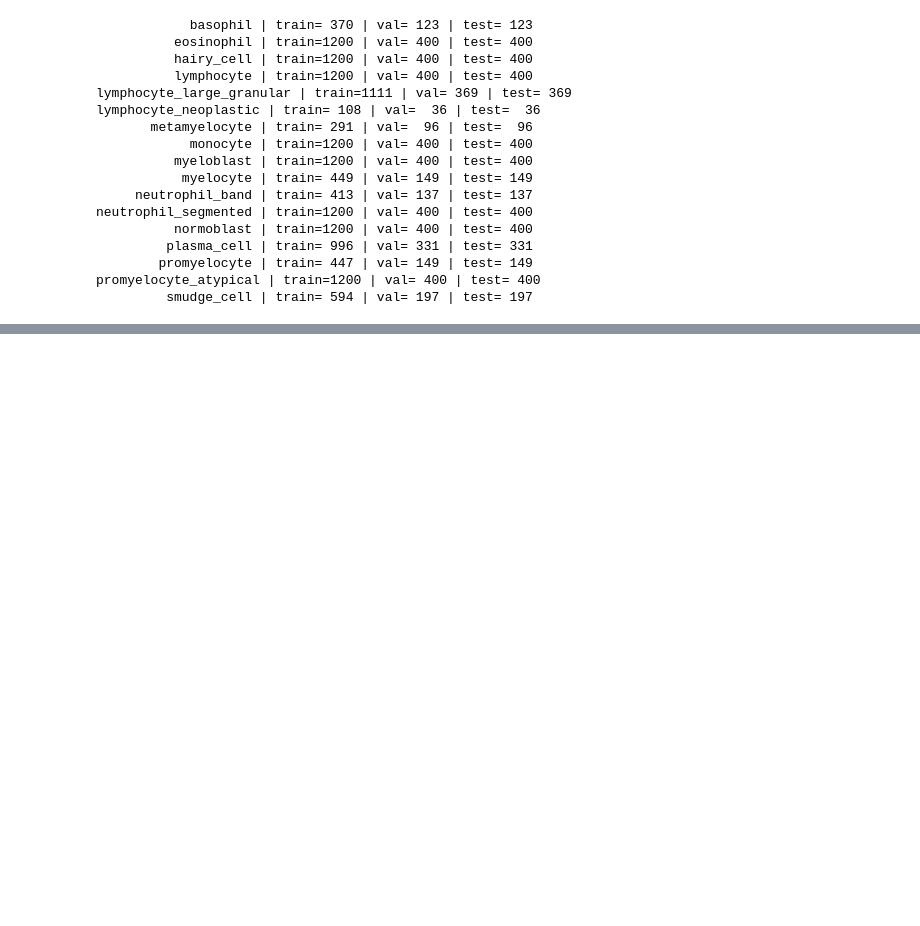
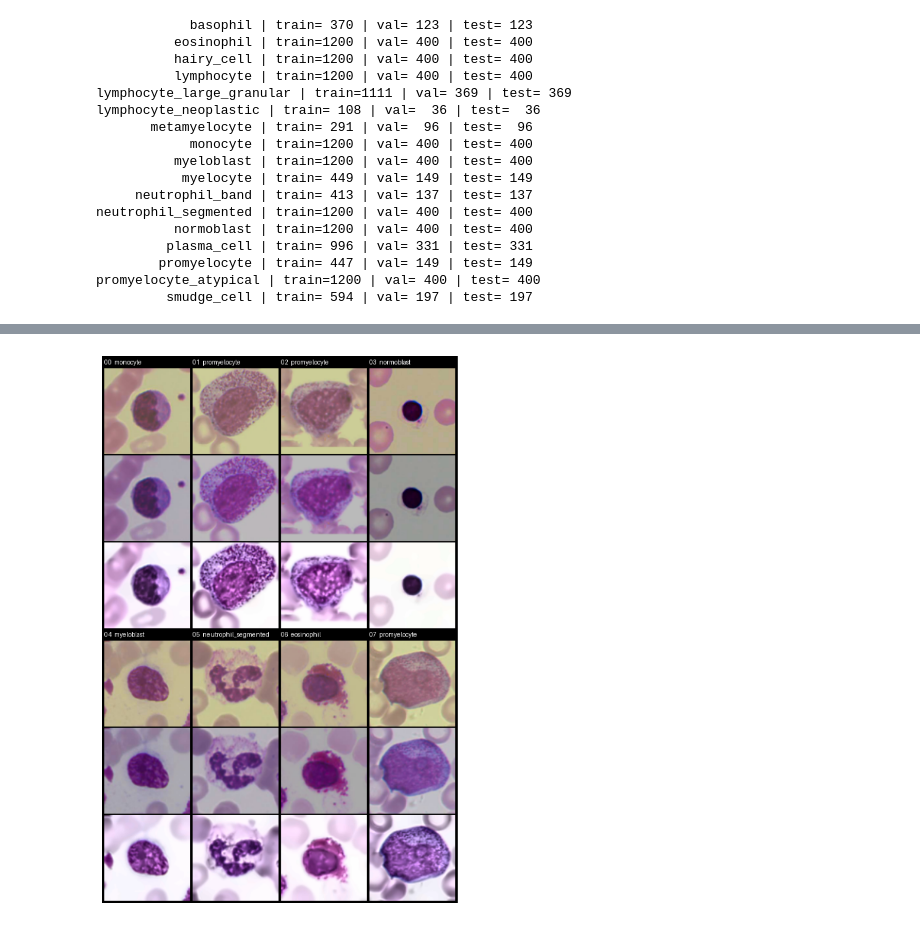
Before and after one commit to nraptis/Leukemia-Model-Zoo, a Jupyter notebook: sexy_model_zoo.ipynb, the cells around one changed output, grey strips where cells are left out. Drawn from its saved outputs; the diff is of its cells as text; code cells hidden in the pictures; blank space fills up the shorter version.

Commit message:
3 foot daniel model

```diff
--- a/sexy_model_zoo.ipynb
+++ b/sexy_model_zoo.ipynb
@@ -510,7 +518,7 @@ def build_balanced_train_items(class_name: str) -> List[FileReferenceAndAugmenta
         items = items[:BALANCE_TARGET_COUNT_PER_CLASS]
     while len(items) < BALANCE_TARGET_COUNT_PER_CLASS:
         source_file_reference = random_generator.choice(base_file_references)
-        augmentation = make_random_augmentation()
+        augmentation = make_random_augmentation(random_generator)
         items.append(FileReferenceAndAugmentation(file_reference=source_file_reference, augmentation=augmentation))
     return items
 
@@ -734,3 +743,14 @@ def preprocess_image(
     if denoise:
         image = apply_denoise(image)
     return image
+
+def image_from_file_reference(file_reference: FileReference) -> Image.Image:
+    """Load an image from disk with no augmentation."""
+    with Image.open(file_reference.path) as im:
+        im = im.convert("RGB") if im.mode != "RGB" else im.copy()
+    return im
+
+def image_from_file_reference_augmented(fra: FileReferenceAndAugmentation) -> Image.Image:
+    """Load an image and apply augmentation if present."""
+    img = image_from_file_reference(fra.file_reference)
+    return apply_augmentation(img, fra.augmentation) if fra.augmentation is not None else img
@@ -736,0 +886,35 @@ def preprocess_image(
+# %%
+# Inspect DanielDataSet / DanielDataLoader output. Optional cell. Skip if it's broken.
+_column_count=4; _sample_count=8; _thumb=140; _pad=2; _panel_pad=4; _outer_pad=4; _label_h=16; _font=ImageFont.load_default()
+
+if not train_augmented_all: raise RuntimeError("train_augmented_all is empty")
+
+_rng=random.Random(777)
+_demo_items=_rng.sample(train_augmented_all, k=min(_sample_count,len(train_augmented_all)))
+
+_demo_daniel_data_set=DanielDataSet(
+    items=_demo_items,
+    preprocess_config_1=PreprocessConfig(mode=PreprocessingMode.REINHARD),
+    preprocess_config_2=PreprocessConfig(mode=PreprocessingMode.LAB),
+    preprocess_config_3=PreprocessConfig(mode=None, clahe=True, denoise=True),
+)
+_demo_daniel_data_loader=DataLoader(_demo_daniel_data_set,batch_size=1,shuffle=False,num_workers=0)
+
+_rows=math.ceil(_sample_count/_column_count)
+_cell_w=_thumb; _cell_h=_label_h+3*_thumb+2*_pad
+_canvas_w=_column_count*_cell_w+(_column_count-1)*_panel_pad+2*_outer_pad
+_canvas_h=_rows*_cell_h+(_rows-1)*_panel_pad+2*_outer_pad
+_canvas=Image.new("RGB",(_canvas_w,_canvas_h),(0,0,0)); _draw=ImageDraw.Draw(_canvas)
+
+for i,((a,b1,b2),cls_idx) in enumerate(_demo_daniel_data_loader):
+    r,c=divmod(i,_column_count)
+    x=_outer_pad+c*(_cell_w+_panel_pad); y=_outer_pad+r*(_cell_h+_panel_pad)
+    name=class_name_table[int(cls_idx)]
+    _draw.text((x,y),f"{i:02d}  {name}",fill=(255,255,255),font=_font)
+    for j,t in enumerate((a[0],b1[0],b2[0])):
+        img=tensor_to_pil(t).resize((_thumb,_thumb),Image.Resampling.BILINEAR)
+        _canvas.paste(img,(x,y+_label_h+j*(_thumb+_pad)))
+
+plt.figure(figsize=(18,max(6,_rows*6))); plt.imshow(_canvas); plt.axis("off"); plt.show()
+# %% [output]
+[figure, added]
```
Also changed, not shown: parts of 14 cells of this notebook.
